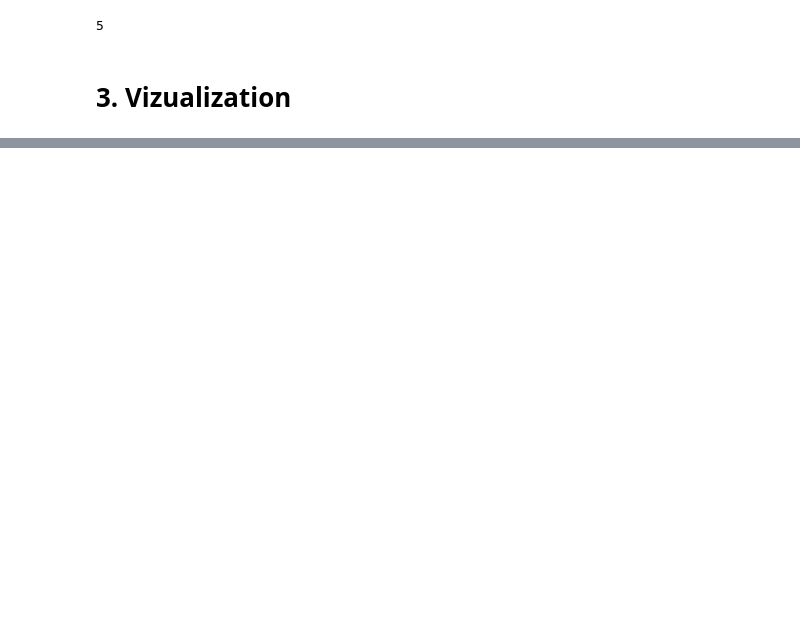
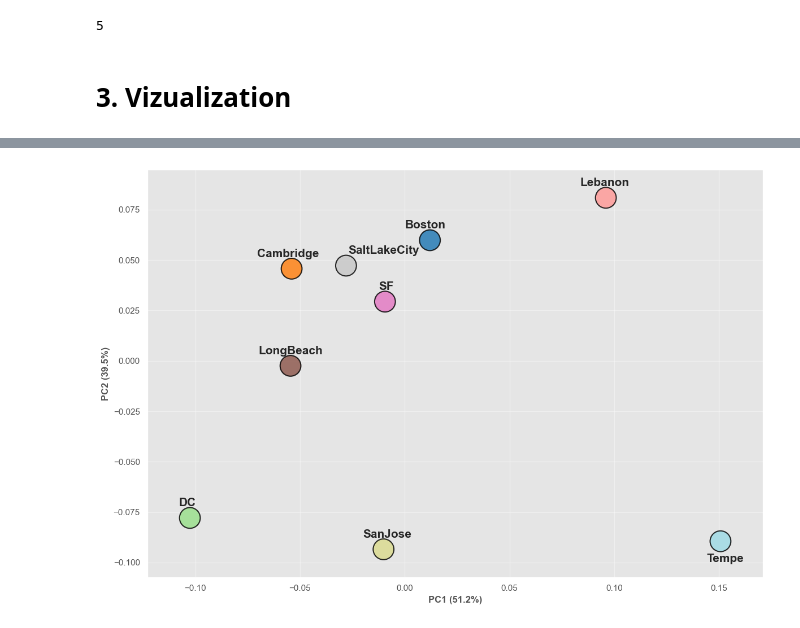
Before and after one commit to temapankin/UrbanAI-TopicModellng, a Jupyter notebook: notebooks/topic-modeling.ipynb, the cells around one changed output, grey strips where cells are left out. Saved outputs shown, nothing was run; the diff lists cells and outputs as text; code cells hidden in the pictures; blank space fills up the shorter version.

```diff
--- a/notebooks/topic-modeling.ipynb
+++ b/notebooks/topic-modeling.ipynb
@@ -573,0 +506,70 @@ doc_topic_agg
+# %%
+# Visualize documents in 2D space based on topic similarity
+
+from sklearn.decomposition import PCA
+from sklearn.metrics.pairwise import cosine_similarity
+import numpy as np
+
+# Compute document similarity using cosine distance on topic distributions
+doc_similarity = cosine_similarity(doc_topic_agg)
+
+# Apply PCA to reduce to 2D for visualization
+pca = PCA(n_components=2, random_state=42)
+doc_topic_2d = pca.fit_transform(doc_topic_agg)
+
+# Build non-repeating colors across documents (tab20 sampled uniquely)
+doc_colors = plt.cm.get_cmap('tab20')(np.linspace(0, 1, len(doc_topic_agg)))
+
+# Plot
+fig, ax = plt.subplots(figsize=(12, 8))
+
+scatter = ax.scatter(
+    doc_topic_2d[:, 0],
+    doc_topic_2d[:, 1],
+    s=700,
+    alpha=0.82,
+    color=doc_colors,
+    edgecolors='black',
+    linewidth=1.5
+)
+
+ax.margins(0.08)
+jitters = np.linspace(-6, 6, len(doc_topic_agg))  # symmetric horizontal offsets
+for idx, doc_name in enumerate(doc_topic_agg.index):
+    name_lower = doc_name.lower()
+    is_tempe = name_lower.startswith('tempe')
+    is_salt_lake = name_lower.startswith('salt')
+
+    if is_salt_lake:
+       #offset_y = 0
+        va_align = 'bottom'
+        ha_align = 'left'
+        x_offset = jitters[idx]
+    else:
+        offset_y = -16 if is_tempe else 12
+        va_align = 'top' if is_tempe else 'bottom'
+        ha_align = 'center'
+        x_offset = jitters[idx]
+
+    ax.annotate(
+        doc_name,
+        (doc_topic_2d[idx, 0], doc_topic_2d[idx, 1]),
+        xytext=(x_offset, offset_y),
+        textcoords='offset points',
+        ha=ha_align,
+        va=va_align,
+        fontsize=15,
+        fontweight='bold',
+        clip_on=True
+)
+
+ax.set_xlabel(f'PC1 ({pca.explained_variance_ratio_[0]:.1%})', fontsize=12, fontweight='bold')
+ax.set_ylabel(f'PC2 ({pca.explained_variance_ratio_[1]:.1%})', fontsize=12, fontweight='bold')
+ax.grid(alpha=0.4)
+plt.tight_layout()
+
+plt.savefig('../visualizations/doc_similarity_pca.png', dpi=300, bbox_inches='tight')
+
+plt.show()
+# %% [output]
+[figure, added]
```
Also changed, not shown: parts of 29 cells of this notebook, 9 other files.
